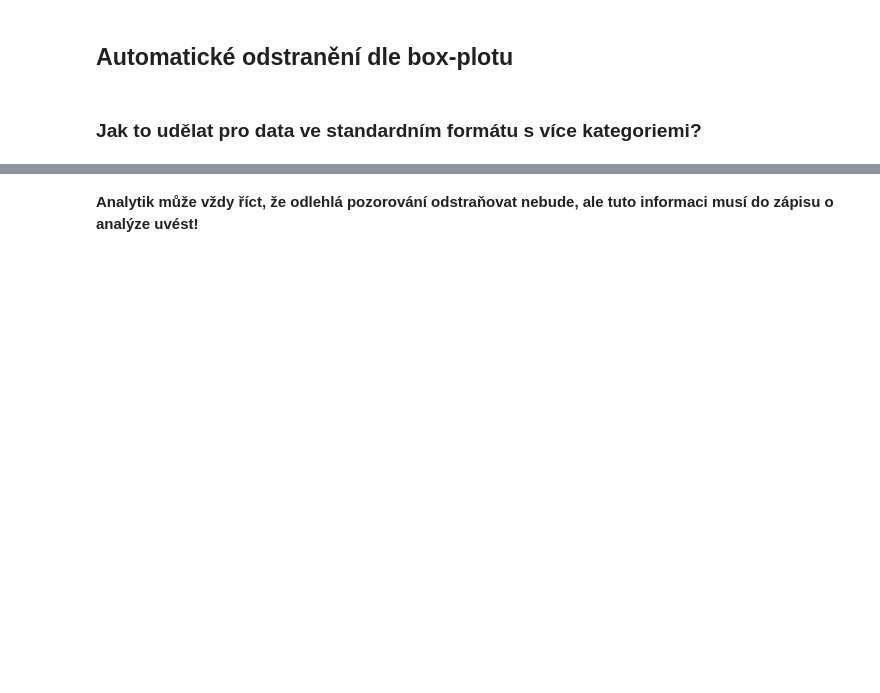
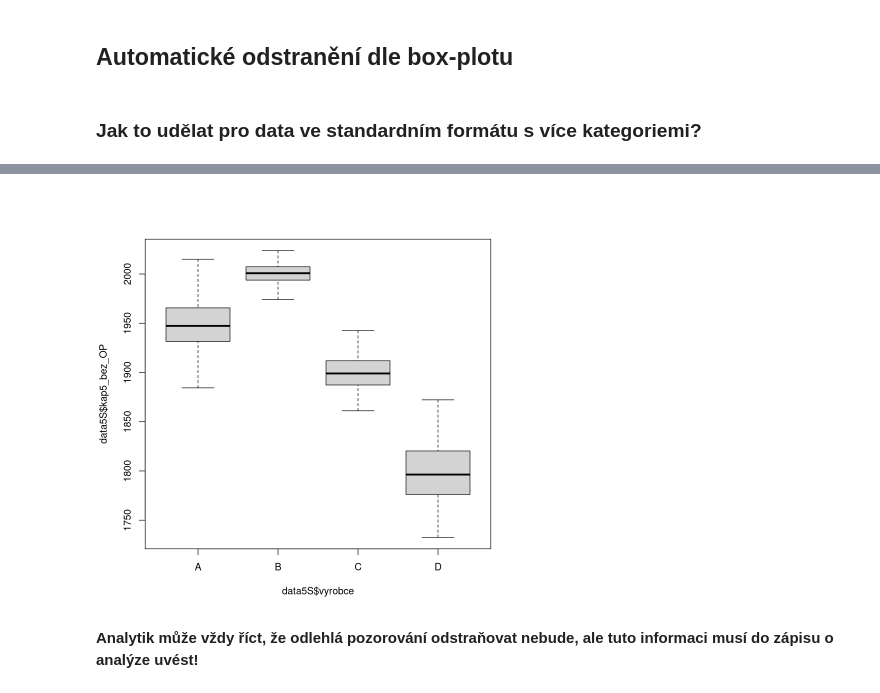
Before and after one commit to Beremi/PS_course_cz, a Jupyter notebook: CV7/EDA.ipynb, the cells around one changed output, grey strips where cells are left out. Saved outputs shown, nothing was run; the diff lists cells and outputs as text; code cells hidden in the pictures; blank space fills up the shorter version.

Commit message:
Edit EDA, outliers removal

```diff
--- a/CV7/EDA.ipynb
+++ b/CV7/EDA.ipynb
@@ -751,0 +1345,6 @@ for(vyrobce in vyrobci){
+# %%
+op_kap5 =
+  data5S %>%
+  group_by(vyrobce) %>%
+  identify_outliers(kap5)
+op_kap5
@@ -752,5 +1360,9 @@ for(vyrobce in vyrobci){
+# %%
+data5S$kap5_bez_OP = ifelse(data5S$id %in% op_kap5$id, NA, data5S$kap5)
 # %%
-boxplot(data5S_bezOP$kap5 ~ data5S_bezOP$vyrobce)
+boxplot(data5S$kap5_bez_OP ~ data5S$vyrobce)
+# %% [output]
+[figure, added]
 # %% [markdown]
 **Analytik může vždy říct, že odlehlá pozorování odstraňovat nebude, ale tuto informaci musí do zápisu o analýze uvést!**
 # %% [markdown]
```
Also changed, not shown: parts of 67 cells of this notebook, 1 other file.
